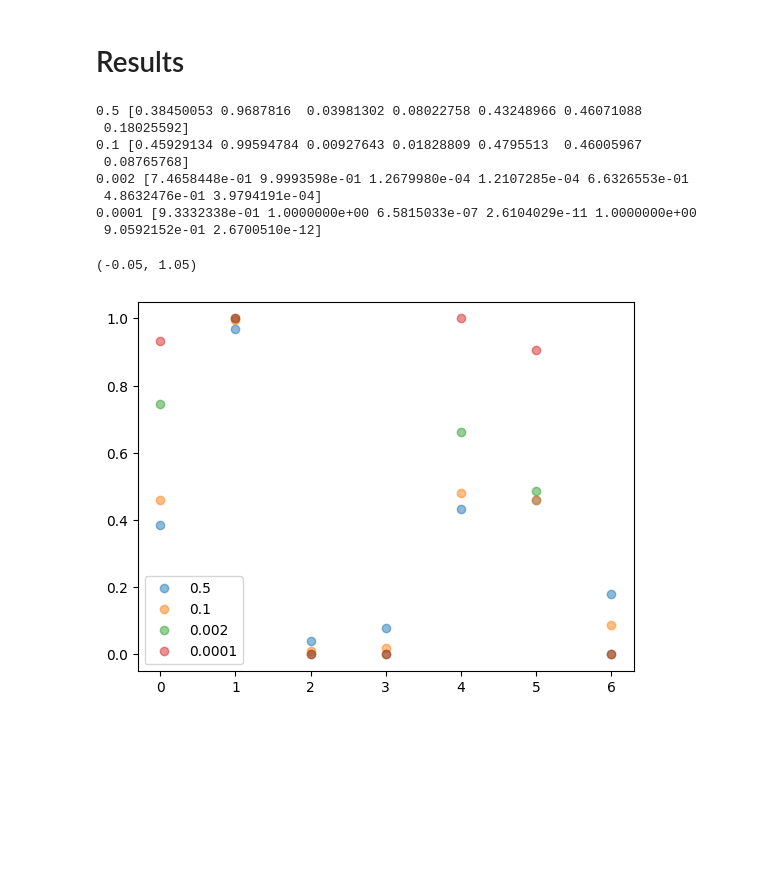
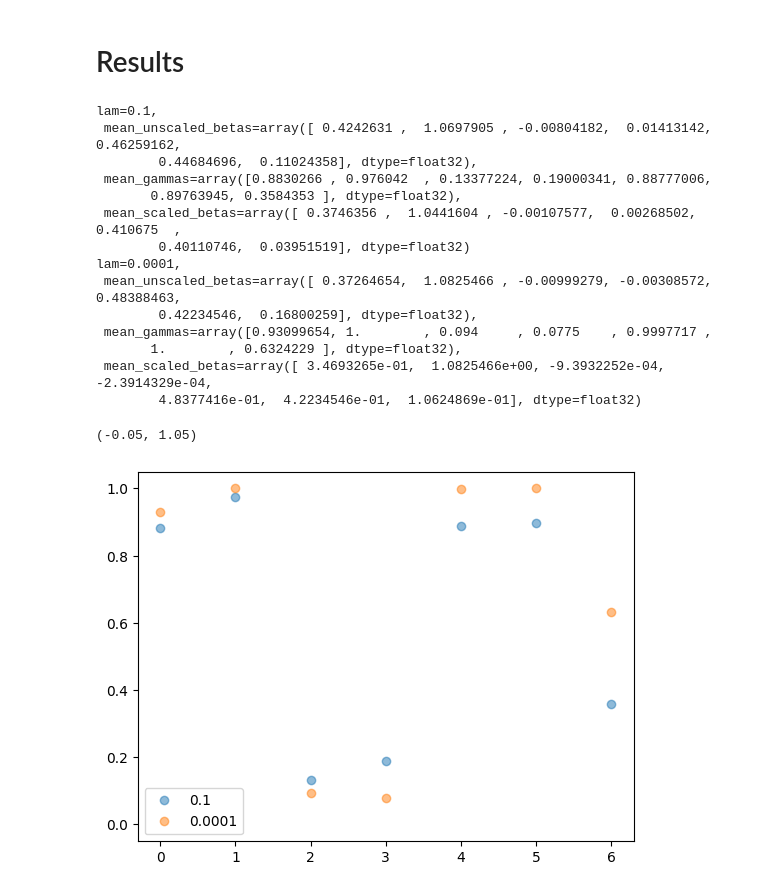
Before and after one commit to Grace0124/numpyro, a Jupyter notebook: azdiabetes.ipynb, the cells around one changed output. Drawn from its saved outputs; the diff is of its cells as text; code cells hidden in the pictures; blank space fills up the shorter version.

```diff
--- a/concrete_diabetes.ipynb
+++ b/azdiabetes.ipynb
@@ -32,7 +32,7 @@ num_chains = 2
 # TESTING
 lams = [1/2, 1/10, 1/500, 1/10000]
 sigma = 1
-p = 5/7
+p = 1/2
 # %%
 # Load data file
 dset = pd.read_csv("data/azdiabetes.csv", sep=",")
@@ -60,7 +60,7 @@ Note that in order for the model to work correctly, $\alpha_i$ must be  $\in (0,
 
 In addition, the shrinkage coefficient $\kappa_i = 1 - \gamma_i$ is recorded.
 # %%
-def model(alphas, lam, X, y=None):
+def concrete_model(lam, X, y=None):
     '''
     Defines the Concrete random variable distribution.
 
@@ -73,7 +73,13 @@ def model(alphas, lam, X, y=None):
     D = X.shape[1]
     U = numpyro.sample("U", dist.Uniform(0, 1).expand([D]))
     L = numpyro.deterministic("L", jnp.log(U) - jnp.log(1 - U))
+    alphas = jnp.zeros(X.shape[1])
+    alphas += p / (1-p)
+
     gammas = numpyro.deterministic("gammas", sigmoid((L + jnp.log(alphas)) / lam))
+    unscaled_betas = numpyro.sample("unscaled_betas", dist.Normal(0, 1))
+    scaled_betas = numpyro.deterministic("betas", unscaled_betas*gammas)
+    y_mean = jnp.dot(X, scaled_betas)
+    assert y_mean.shape == y.shape
 
-    y_mean = jnp.dot(X, gammas) # NxD
     y = numpyro.sample("y", dist.Bernoulli(logits=y_mean), obs=y)
@@ -125,18 +151,22 @@ def concrete(X, y, lam):
 # %%
 all_mses = dict()
 mean_mses = dict()
-mean_betas = dict()
-mean_gammas = dict()
+all_betas = dict()
+all_gammas = dict()
 all_mcmc_runs = []
-all_data = {}
+all_data = []
 
 for _ in range(n_realizations):
     for lam in lams:
-        gammas, all_samples, mcmc = concrete(X, y, lam=lam)
-        if lam not in mean_gammas:
-            mean_gammas[lam] = []
-        mean_gammas[lam].append(gammas)
+        gammas, betas, samples, mcmc = concrete(X, y, lam=lam)
+        if lam not in all_gammas:
+            all_gammas[lam] = []
+        if lam not in all_betas:
+            all_betas[lam] = []
+        all_gammas[lam].append(gammas)
+        all_betas[lam].append(betas)
         all_mcmc_runs.append(mcmc)
+        all_data.append(samples)
 # %% [markdown]
 The <a href=https://mc-stan.org/docs/2_21/reference-manual/effective-sample-size-section.html>estimated effective sample size (ESS)</a> measures how much information is lost in MCMC due to correlation between different samples.
 
@@ -165,26 +195,32 @@ Number of divergences: 355
 # %% [markdown]
 <h1> Results </h1>
 # %%
-for lam in lams:
-    # for x in mean_gammas[lam]:
-    #     plt.plot(x, '.', label=lam)
-    #     # print(lam, mean_gammas[lam])
-    plt.plot(np.array(mean_gammas[lam]).mean(0).mean(0), 'o', label=lam, alpha=0.5)
-    print(lam, np.array(mean_gammas[lam]).mean(0).mean(0))
+for lam in [0.1, 0.0001]:
+    mean_gammas = np.array(all_gammas[lam]).mean(0).mean(0)
+    mean_unscaled_betas = np.array(all_betas[lam]).mean(0).mean(0)
+    mean_scaled_betas = mean_gammas * mean_unscaled_betas
+    plt.plot(mean_gammas, 'o', label=lam, alpha=0.5)
+    print(f'{lam=}, \n {mean_unscaled_betas=}, \n {mean_gammas=},  \n {mean_scaled_betas=}')
 
 plt.legend()
 plt.ylim(-0.05, 1.05)
 # %% [output]
-0.5 [0.38450053 0.9687816  0.03981302 0.08022758 0.43248966 0.46071088
- 0.18025592]
-0.1 [0.45929134 0.99594784 0.00927643 0.01828809 0.4795513  0.46005967
- 0.08765768]
-0.002 [7.4658448e-01 9.9993598e-01 1.2679980e-04 1.2107285e-04 6.6326553e-01
- 4.8632476e-01 3.9794191e-04]
-0.0001 [9.3332338e-01 1.0000000e+00 6.5815033e-07 2.6104029e-11 1.0000000e+00
- 9.0592152e-01 2.6700510e-12]
+lam=0.1,
+ mean_unscaled_betas=array([ 0.4242631 ,  1.0697905 , -0.00804182,  0.01413142,  0.46259162,
+        0.44684696,  0.11024358], dtype=float32),
+ mean_gammas=array([0.8830266 , 0.976042  , 0.13377224, 0.19000341, 0.88777006,
+       0.89763945, 0.3584353 ], dtype=float32),
+ mean_scaled_betas=array([ 0.3746356 ,  1.0441604 , -0.00107577,  0.00268502,  0.410675  ,
+        0.40110746,  0.03951519], dtype=float32)
+lam=0.0001,
+ mean_unscaled_betas=array([ 0.37264654,  1.0825466 , -0.00999279, -0.00308572,  0.48388463,
+        0.42234546,  0.16800259], dtype=float32),
+ mean_gammas=array([0.93099654, 1.        , 0.094     , 0.0775    , 0.9997717 ,
+       1.        , 0.6324229 ], dtype=float32),
+ mean_scaled_betas=array([ 3.4693265e-01,  1.0825466e+00, -9.3932252e-04, -2.3914329e-04,
+        4.8377416e-01,  4.2234546e-01,  1.0624869e-01], dtype=float32)
 (-0.05, 1.05)
-[figure, old version]
+[figure, new version]
 # %%
 y = dict()
 for i in range(7):
```
Also changed, not shown: parts of 7 cells of this notebook, 1 other file.
